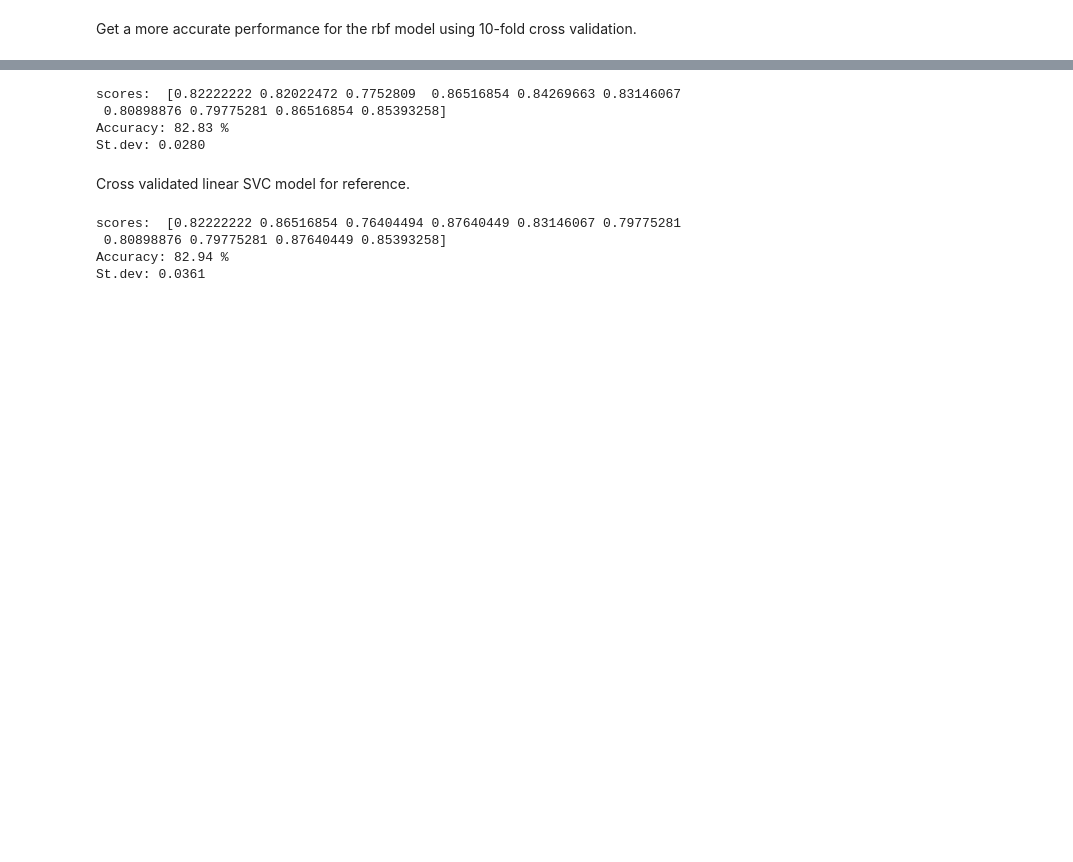
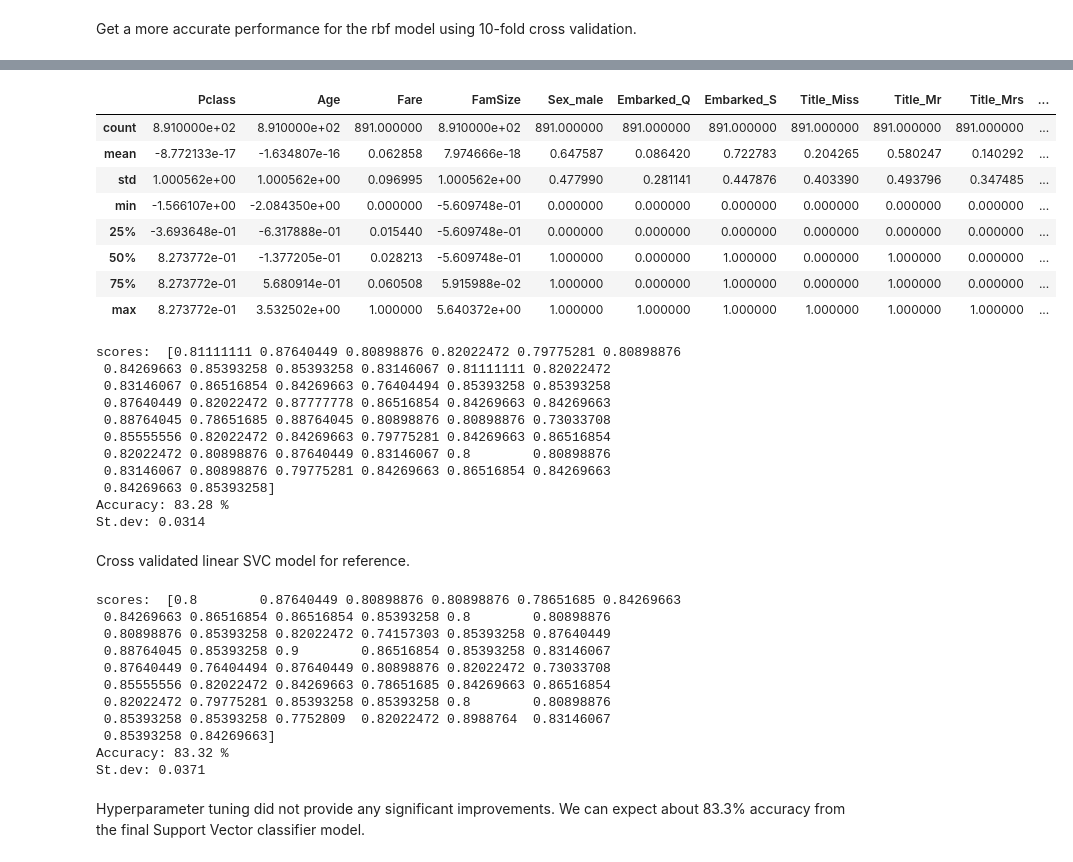
Before and after one commit to yannarosh/titanic-machine-learning-from-disaster, a Jupyter notebook: Titanic - SVM.ipynb, the cells around one changed output, grey strips where cells are left out. Cells and saved outputs as stored; diff of their text form; code cells hidden in the pictures; blank space fills up the shorter version.

```diff
--- a/Titanic - SVM.ipynb
+++ b/Titanic - SVM.ipynb
@@ -466,0 +496,13 @@ X_sc = sc.fit_transform(X)
+# %%
+normalizer = MinMaxScaler()
+standardizer = StandardScaler()
+
+# Normalize 'Fare', as it does not follow a Gaussian distribution, and I would like to preserve it.
+# Standardize everything else except for dummies
+
+X_fs = X.copy()
+
+X_fs[['Fare']] = normalizer.fit_transform(X_fs[['Fare']])
+X_fs[['Pclass', 'Age', 'FamSize']] = standardizer.fit_transform(X_fs[['Pclass', 'Age', 'FamSize']])
+
+X_fs.head(5)
@@ -467,34 +516,65 @@ X_sc = sc.fit_transform(X)
+# %%
+# See mean, std., min and max for a quick check.
+X_fs.describe()
+# %% [output]
+|  | Pclass | Age | Fare | FamSize | Sex_male | Embarked_Q | Embarked_S | Title_Miss | Title_Mr | Title_Mrs | ... |
+| count | 8.910000e+02 | 8.910000e+02 | 891.000000 | 8.910000e+02 | 891.000000 | 891.000000 | 891.000000 | 891.000000 | 891.000000 | 891.000000 | ... |
+| mean | -8.772133e-17 | -1.634807e-16 | 0.062858 | 7.974666e-18 | 0.647587 | 0.086420 | 0.722783 | 0.204265 | 0.580247 | 0.140292 | ... |
+| std | 1.000562e+00 | 1.000562e+00 | 0.096995 | 1.000562e+00 | 0.477990 | 0.281141 | 0.447876 | 0.403390 | 0.493796 | 0.347485 | ... |
+| min | -1.566107e+00 | -2.084350e+00 | 0.000000 | -5.609748e-01 | 0.000000 | 0.000000 | 0.000000 | 0.000000 | 0.000000 | 0.000000 | ... |
+| 25% | -3.693648e-01 | -6.317888e-01 | 0.015440 | -5.609748e-01 | 0.000000 | 0.000000 | 0.000000 | 0.000000 | 0.000000 | 0.000000 | ... |
+| 50% | 8.273772e-01 | -1.377205e-01 | 0.028213 | -5.609748e-01 | 1.000000 | 0.000000 | 1.000000 | 0.000000 | 1.000000 | 0.000000 | ... |
+| 75% | 8.273772e-01 | 5.680914e-01 | 0.060508 | 5.915988e-02 | 1.000000 | 0.000000 | 1.000000 | 0.000000 | 1.000000 | 0.000000 | ... |
+| max | 8.273772e-01 | 3.532502e+00 | 1.000000 | 5.640372e+00 | 1.000000 | 1.000000 | 1.000000 | 1.000000 | 1.000000 | 1.000000 | ... |
 # %%
 # create model
-classifier = SVC(kernel='rbf',gamma=0.3, C=0.5, random_state = 420)
+classifier = SVC(kernel='rbf',gamma=0.3, C=0.5, random_state = seed)
 
-# evaluate with (stratified) 10-fold CV
-scores = cross_val_score(classifier, X_sc, y, cv=10)
+# evaluate with (repeated and stratified) 10-fold CV
+cv = RepeatedStratifiedKFold(n_splits=10, n_repeats=5, random_state=seed)
+scores = cross_val_score(classifier, X_fs, y, cv=cv)
 
 # print the results
 print('scores: ', scores )
 print('Accuracy: {:.2f} %'.format(scores.mean() * 100))
 print('St.dev: {:.4f}'.format(scores.std()))
 # %% [output]
-scores:  [0.82222222 0.82022472 0.7752809  0.86516854 0.84269663 0.83146067
- 0.80898876 0.79775281 0.86516854 0.85393258]
-Accuracy: 82.83 %
-St.dev: 0.0280
+scores:  [0.81111111 0.87640449 0.80898876 0.82022472 0.79775281 0.80898876
+ 0.84269663 0.85393258 0.85393258 0.83146067 0.81111111 0.82022472
+ 0.83146067 0.86516854 0.84269663 0.76404494 0.85393258 0.85393258
+ 0.87640449 0.82022472 0.87777778 0.86516854 0.84269663 0.84269663
+ 0.88764045 0.78651685 0.88764045 0.80898876 0.80898876 0.73033708
+ 0.85555556 0.82022472 0.84269663 0.79775281 0.84269663 0.86516854
+ 0.82022472 0.80898876 0.87640449 0.83146067 0.8        0.80898876
+ 0.83146067 0.80898876 0.79775281 0.84269663 0.86516854 0.84269663
+ 0.84269663 0.85393258]
+Accuracy: 83.28 %
+St.dev: 0.0314
 # %% [markdown]
 Cross validated linear SVC model for reference.
 # %%
 # create model
-classifier = SVC(kernel='linear', random_state = 420)
+classifier = SVC(kernel='linear', random_state = seed)
 
-# evaluate with (stratified) 10-fold CV
-scores = cross_val_score(classifier, X_sc, y, cv=10)
+# evaluate with (repeated and stratified) 10-fold CV
+cv = RepeatedStratifiedKFold(n_splits=10, n_repeats=5, random_state=seed)
+scores = cross_val_score(classifier, X_fs, y, cv=cv)
 
 # print the results
 print('scores: ', scores )
 print('Accuracy: {:.2f} %'.format(scores.mean() * 100))
 print('St.dev: {:.4f}'.format(scores.std()))
 # %% [output]
-scores:  [0.82222222 0.86516854 0.76404494 0.87640449 0.83146067 0.79775281
- 0.80898876 0.79775281 0.87640449 0.85393258]
-Accuracy: 82.94 %
-St.dev: 0.0361
+scores:  [0.8        0.87640449 0.80898876 0.80898876 0.78651685 0.84269663
+ 0.84269663 0.86516854 0.86516854 0.85393258 0.8        0.80898876
+ 0.80898876 0.85393258 0.82022472 0.74157303 0.85393258 0.87640449
+ 0.88764045 0.85393258 0.9        0.86516854 0.85393258 0.83146067
+ 0.87640449 0.76404494 0.87640449 0.80898876 0.82022472 0.73033708
+ 0.85555556 0.82022472 0.84269663 0.78651685 0.84269663 0.86516854
+ 0.82022472 0.79775281 0.85393258 0.85393258 0.8        0.80898876
+ 0.85393258 0.85393258 0.7752809  0.82022472 0.8988764  0.83146067
+ 0.85393258 0.84269663]
+Accuracy: 83.32 %
+St.dev: 0.0371
+# %% [markdown]
+Hyperparameter tuning did not provide any significant improvements. We can expect about 83.3% accuracy from the final Support Vector classifier model.
```
Also changed, not shown: parts of 30 cells of this notebook, 4 other files.
